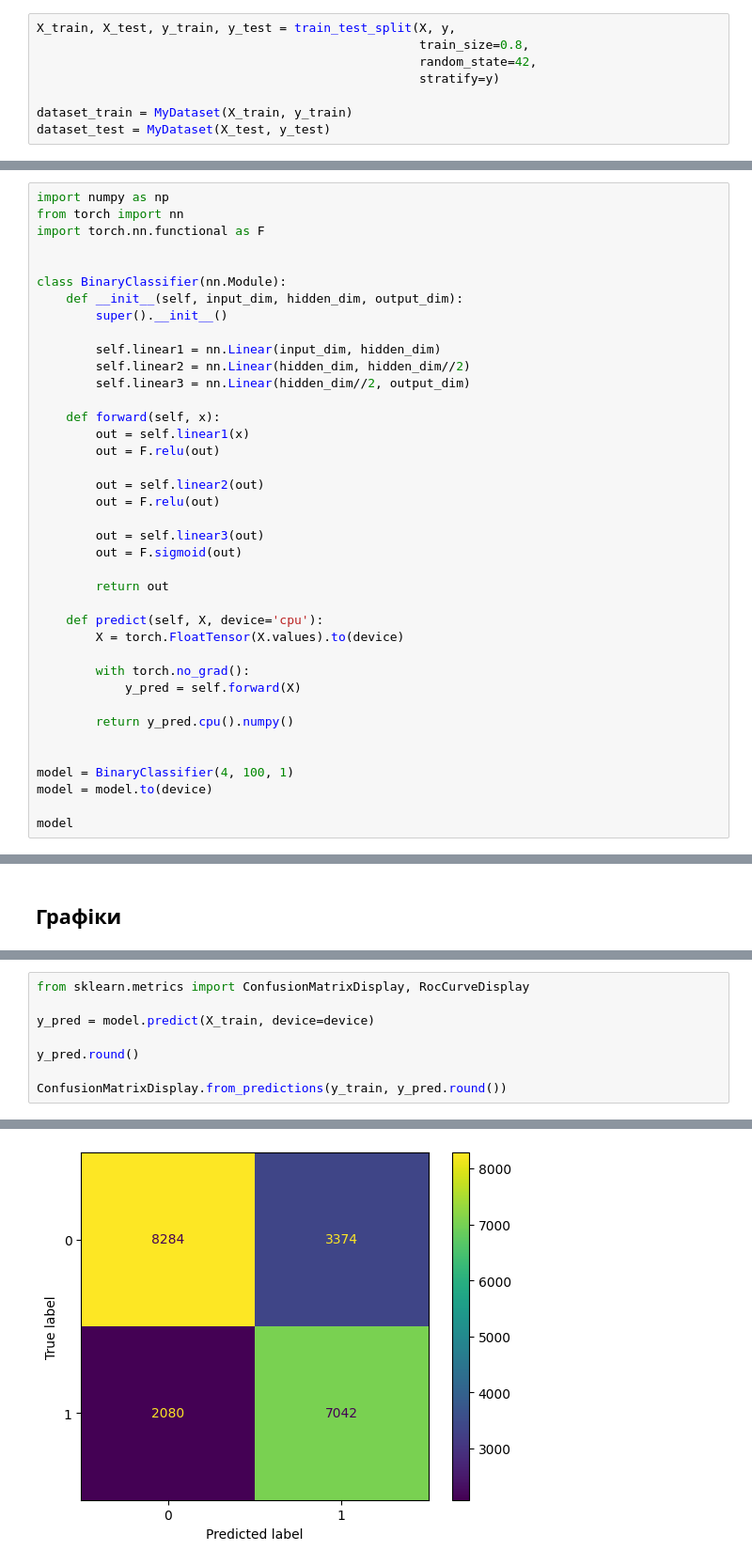
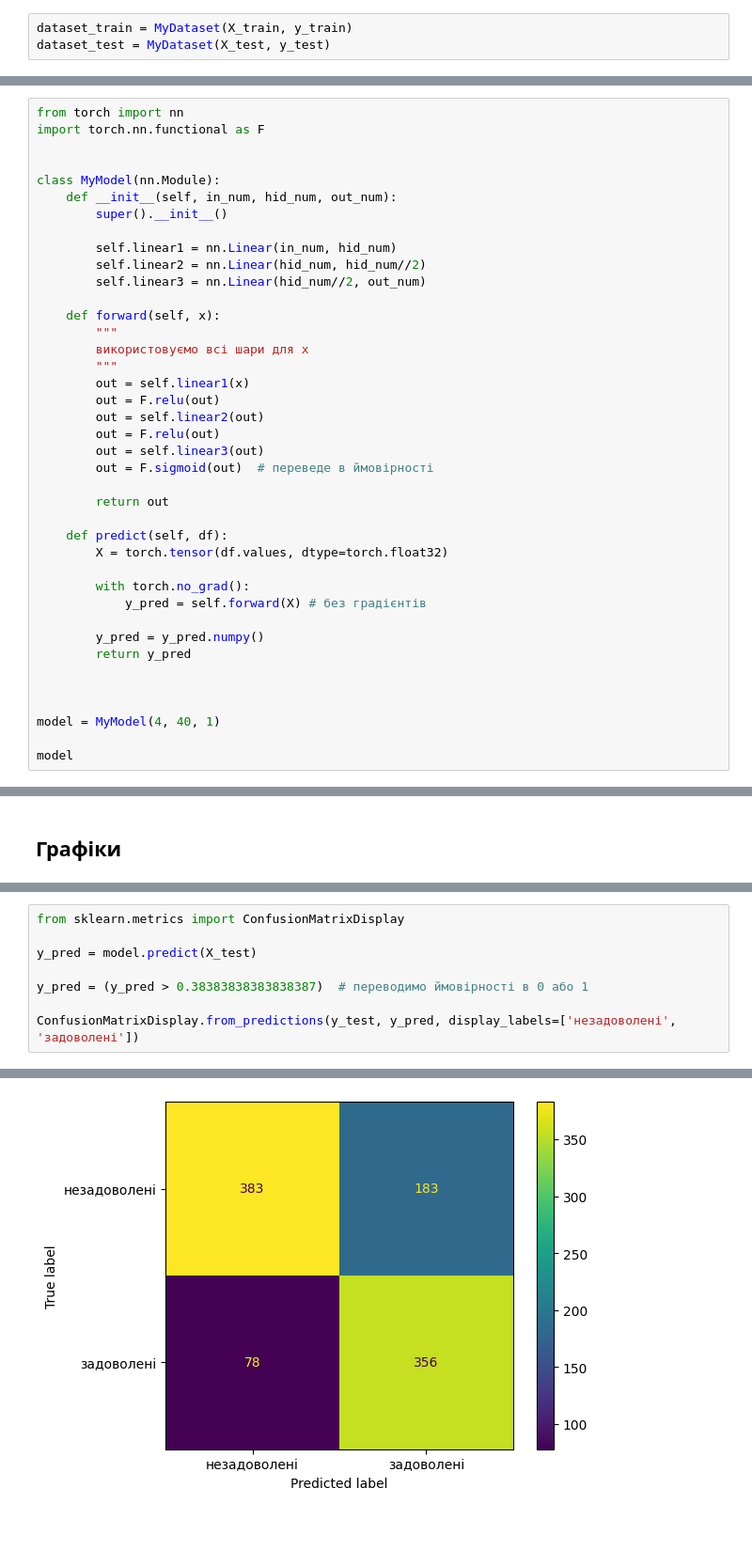
Before and after one commit to HalyshAnton/Python-AI, a Jupyter notebook: Classification.ipynb, the cells around one changed output, grey strips where cells are left out. Shown: that part at 94% size. Saved outputs shown, nothing was run; the diff lists cells and outputs as text; blank space fills up the shorter version.

```diff
--- a/Classification.ipynb
+++ b/Classification.ipynb
@@ -221,9 +245,4 @@ dataset = MyDataset(X, y)
 # %%
-X_train, X_test, y_train, y_test = train_test_split(X, y,
-                                                    train_size=0.8,
-                                                    random_state=42,
-                                                    stratify=y)
-
 dataset_train = MyDataset(X_train, y_train)
 dataset_test = MyDataset(X_test, y_test)
 # %% [markdown]
@@ -253,42 +272,43 @@ test_dl = DataLoader(dataset_test,  # датасет з даними
 # %% [markdown]
 # Створення моделі
 # %%
-import numpy as np
 from torch import nn
 import torch.nn.functional as F
 
 
-class BinaryClassifier(nn.Module):
-    def __init__(self, input_dim, hidden_dim, output_dim):
+class MyModel(nn.Module):
+    def __init__(self, in_num, hid_num, out_num):
         super().__init__()
 
-        self.linear1 = nn.Linear(input_dim, hidden_dim)
-        self.linear2 = nn.Linear(hidden_dim, hidden_dim//2)
-        self.linear3 = nn.Linear(hidden_dim//2, output_dim)
+        self.linear1 = nn.Linear(in_num, hid_num)
+        self.linear2 = nn.Linear(hid_num, hid_num//2)
+        self.linear3 = nn.Linear(hid_num//2, out_num)
 
     def forward(self, x):
+        """
+        використовуємо всі шари для x
+        """
         out = self.linear1(x)
         out = F.relu(out)
-
         out = self.linear2(out)
         out = F.relu(out)
-
         out = self.linear3(out)
-        out = F.sigmoid(out)
+        out = F.sigmoid(out)  # переведе в ймовірності
 
         return out
 
-    def predict(self, X, device='cpu'):
-        X = torch.FloatTensor(X.values).to(device)
+    def predict(self, df):
+        X = torch.tensor(df.values, dtype=torch.float32)
 
         with torch.no_grad():
-            y_pred = self.forward(X)
+            y_pred = self.forward(X) # без градієнтів
 
-        return y_pred.cpu().numpy()
+        y_pred = y_pred.numpy()
+        return y_pred
 
 
-model = BinaryClassifier(4, 100, 1)
-model = model.to(device)
+
+model = MyModel(4, 40, 1)
 
 model
 # %% [output]
@@ -531,11 +632,11 @@ plot_metric(history, 'recall_score')
 # %%
-from sklearn.metrics import ConfusionMatrixDisplay, RocCurveDisplay
+from sklearn.metrics import ConfusionMatrixDisplay
 
-y_pred = model.predict(X_train, device=device)
+y_pred = model.predict(X_test)
 
-y_pred.round()
+y_pred = (y_pred > 0.38383838383838387)  # переводимо ймовірності в 0 або 1
 
-ConfusionMatrixDisplay.from_predictions(y_train, y_pred.round())
+ConfusionMatrixDisplay.from_predictions(y_test, y_pred, display_labels=['незадоволені', 'задоволені'])
 # %% [output]
 <sklearn.metrics._plot.confusion_matrix.ConfusionMatrixDisplay at 0x...>
-[figure, old version]
+[figure, new version]
```
Also changed, not shown: parts of 27 cells of this notebook.
